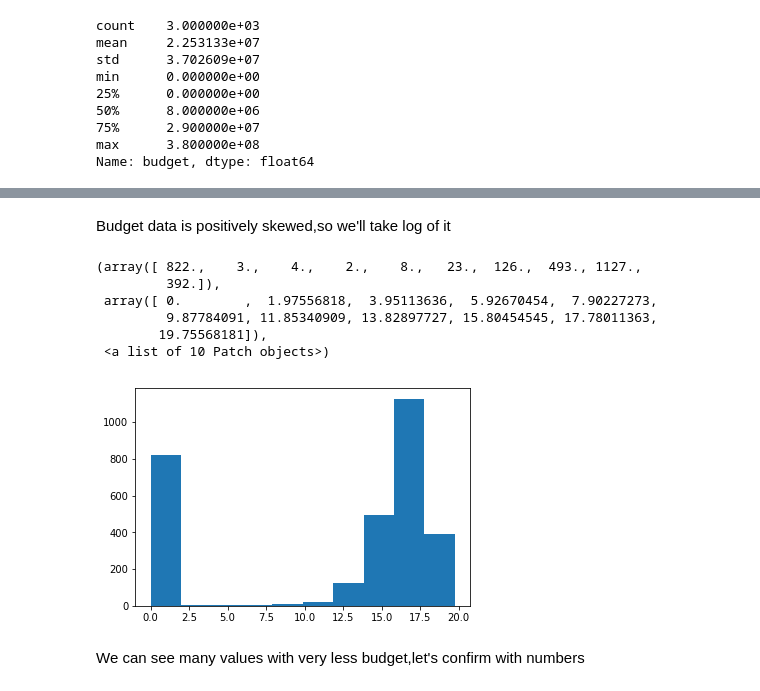
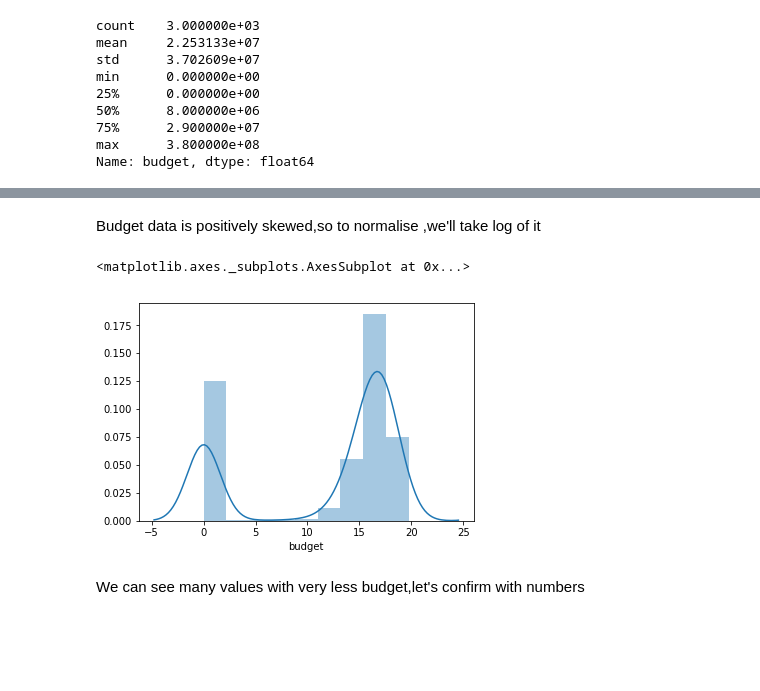
Before and after one commit to sarang0909/Kaggle-TheMovieDatabase, a Jupyter notebook: box_office_prediction.ipynb, the cells around one changed output, grey strips where cells are left out. Saved outputs shown, nothing was run; the diff lists cells and outputs as text; code cells hidden in the pictures; blank space fills up the shorter version.

```diff
--- a/box_office_prediction.ipynb
+++ b/box_office_prediction.ipynb
@@ -122,0 +146,2 @@ revenue                  3000 non-null int64   revenue earned by the movie,this
+# %%
+columns_to_keep = set()
@@ -122,0 +187,8 @@ revenue                  3000 non-null int64   revenue earned by the movie,this
+# %%
+train,test = clean_dictionary_features('genres',train,test)
+train,test = clean_dictionary_features('production_companies',train,test)
+train,test = clean_dictionary_features('production_countries',train,test)
+train,test = clean_dictionary_features('spoken_languages',train,test)
+train,test = clean_dictionary_features('Keywords',train,test)
+train,test = clean_dictionary_features('cast',train,test)
+train,test = clean_dictionary_features('crew',train,test)
@@ -141,0 +241,3 @@ title,poster path etc.I don't think this feature with so many empty values will
+# %%
+train['got_collection'] = train['belongs_to_collection'].apply(lambda x:0 if pd.isnull(x) else 1)
+test['got_collection'] = test['belongs_to_collection'].apply(lambda x:0 if pd.isnull(x) else 1)
@@ -165,15 +269,10 @@ plt.hist(x=train.budget.values)
 # %% [markdown]
-Budget data is positively skewed,so we'll take log of it
+Budget data is positively skewed,so to normalise ,we'll take log of it
 # %%
-plt.hist(x=np.log1p(train.budget.values))
+sns.distplot(np.log1p(train['budget']))
 # %% [output]
-(array([ 822.,    3.,    4.,    2.,    8.,   23.,  126.,  493., 1127.,
-         392.]),
- array([ 0.        ,  1.97556818,  3.95113636,  5.92670454,  7.90227273,
-         9.87784091, 11.85340909, 13.82897727, 15.80454545, 17.78011363,
-        19.75568181]),
- <a list of 10 Patch objects>)
+<matplotlib.axes._subplots.AxesSubplot at 0x...>
-[figure, old version]
+[figure, new version]
 # %% [markdown]
 We can see many values with very less budget,let's confirm with numbers
 # %%
```
Also changed, not shown: parts of 203 cells of this notebook, 1 other file.
